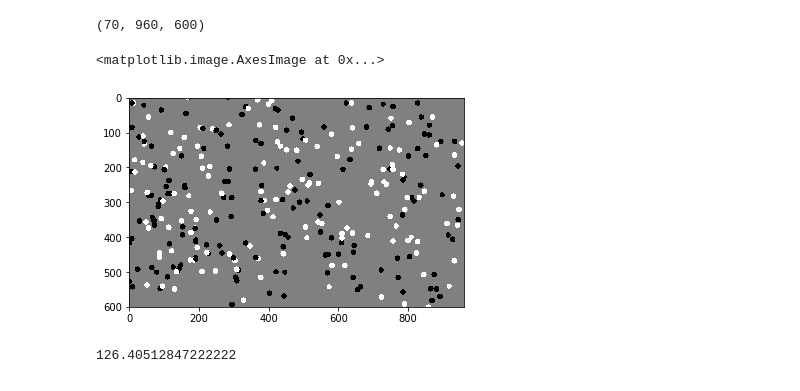
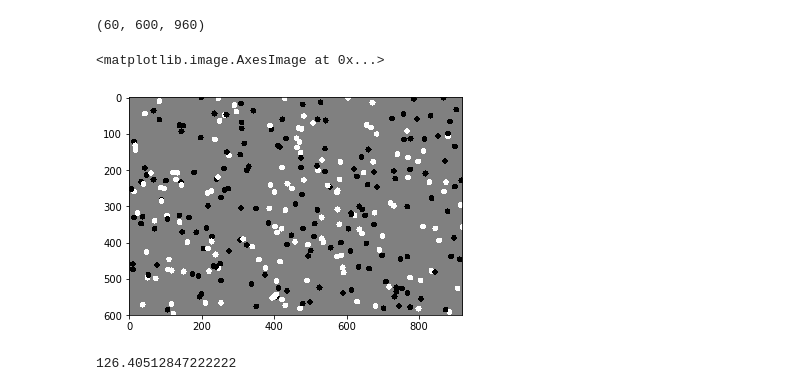
Before and after one commit to saskiad/openscope_motion, a Jupyter notebook: stimulus/dot_rotation.ipynb, the cells around one changed output. Saved outputs shown, nothing was run; the diff lists cells and outputs as text; code cells hidden in the pictures.

```diff
--- a/stimulus/dot_rotation.ipynb
+++ b/stimulus/dot_rotation.ipynb
@@ -31,8 +35,8 @@ speed = 40#1
 dotNum = 300
 timePoints = 60#1000
 pixelsPerDegree = 10/2
-screenHeight = 1960/2
-screenWidth = 1200/2
+screenWidth = 1920/2
+screenHeight = 1200/2
 # %%
 #pick dots at random screen positions with respect to center point
 # centerPos=np.array([-60*pixelsPerDegree,-20*pixelsPerDegree])
@@ -71,12 +75,12 @@ test = np.array(im_array)
 # %%
 test.shape
 # %% [output]
-(70, 960, 600)
+(60, 600, 960)
 # %%
-plt.imshow(test[20,:,:].T, cmap='gray')
+plt.imshow(test[26,:,:], cmap='gray')
 # %% [output]
 <matplotlib.image.AxesImage at 0x...>
-[figure, old version]
+[figure, new version]
 # %%
 test[0,:,:].mean()
 # %% [output]
```
Also changed, not shown: parts of 10 cells of this notebook, 16 other files.
